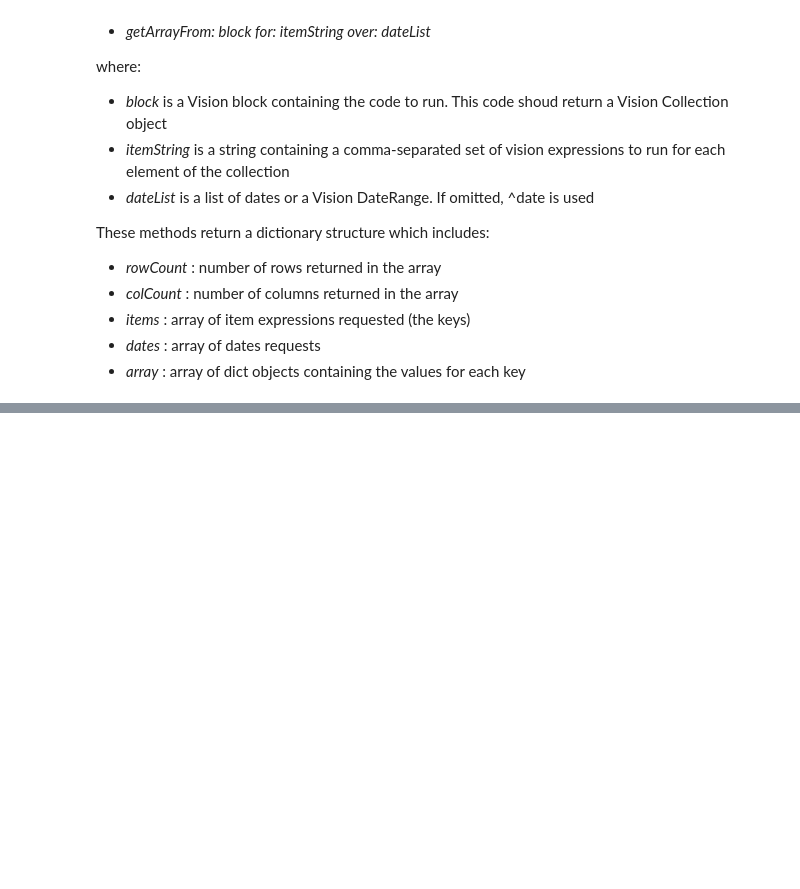
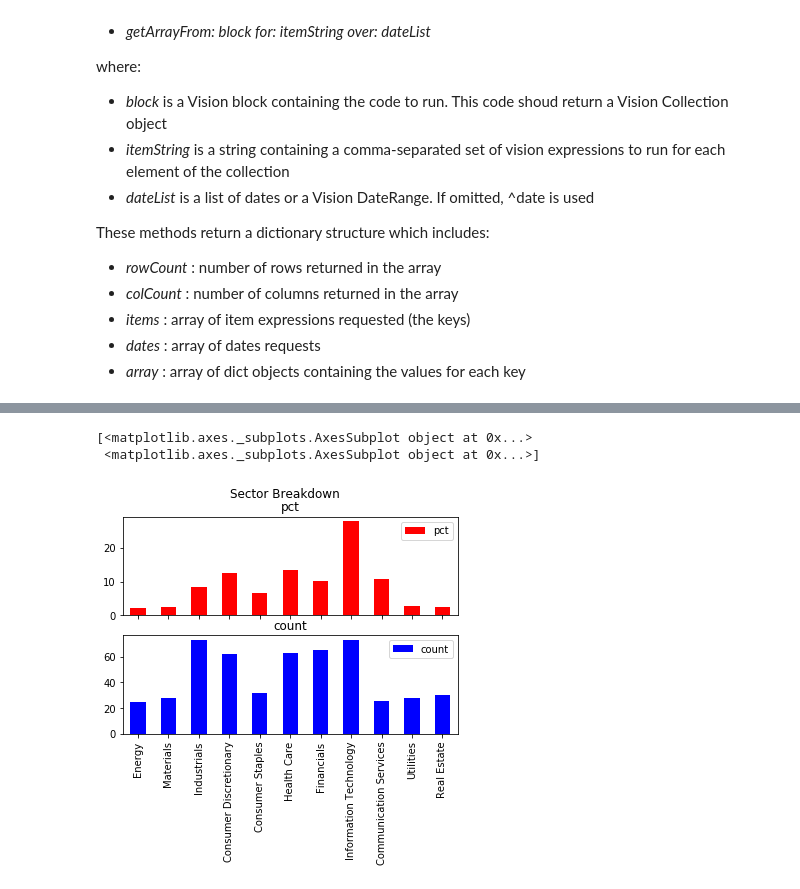
Before and after one commit to LeslieNewman/Vi-Py, a Jupyter notebook: py/VisionExpressionsStoryBoard.ipynb, the cells around one changed output, grey strips where cells are left out. Cells and saved outputs as stored; diff of their text form; code cells hidden in the pictures; blank space fills up the shorter version.

```diff
--- a/py/VisionExpressionsStoryBoard.ipynb
+++ b/py/VisionExpressionsStoryBoard.ipynb
@@ -449,0 +288,29 @@ whatAmI                         * New Message
+# %%
+#--  How about a grouping application so we can do a little chart at the end
+
+vcode = '''
+JS getArrayFrom:
+    [ GlobalWorkspace Account findId: "Sp50" . holdings
+         groupedBy: [ mapEntry cp fs gicSector ] .
+         extendBy: [ !weight <- groupList total: [ percentOfPort];
+                     !count <- groupList count ;
+                   ]
+    ]
+   for: "name, weight, count"
+'''
+
+result =  vc.runvisionJSON(vcode)
+
+groups = result['array']
+labels = [x['name'] for x in groups]
+weights = [x['weight'] for x in groups ]
+counts = [x['count'] for x in groups]
+
+
+df = pd.DataFrame({'pct': weights, 'count' : counts}, index=labels)
+myplot = df.plot.bar(rot=90, title= "Sector Breakdown", subplots=True, color=['red','blue'])
+print(myplot)
+# %% [output]
+[<matplotlib.axes._subplots.AxesSubplot object at 0x...>
+ <matplotlib.axes._subplots.AxesSubplot object at 0x...>]
+[figure, added]
```
Also changed, not shown: parts of 19 cells of this notebook.
